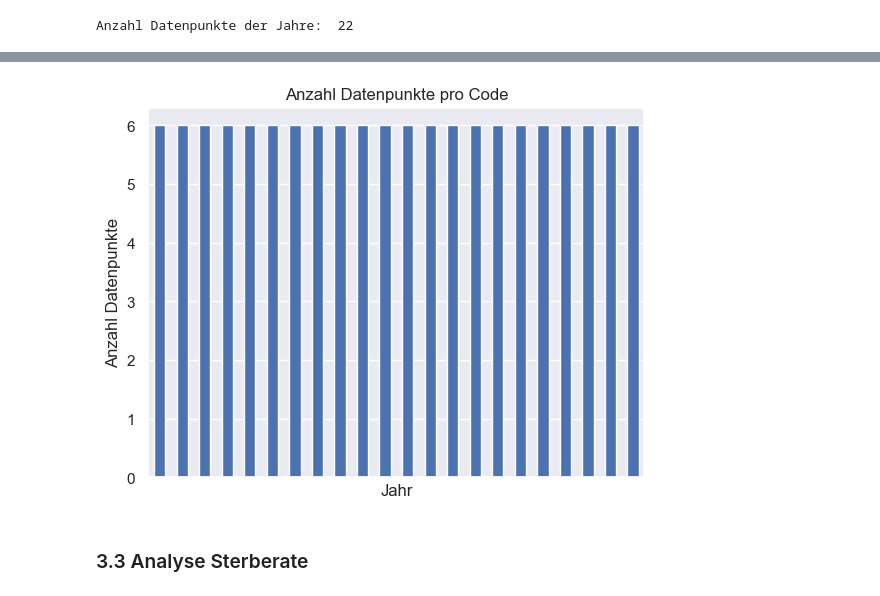
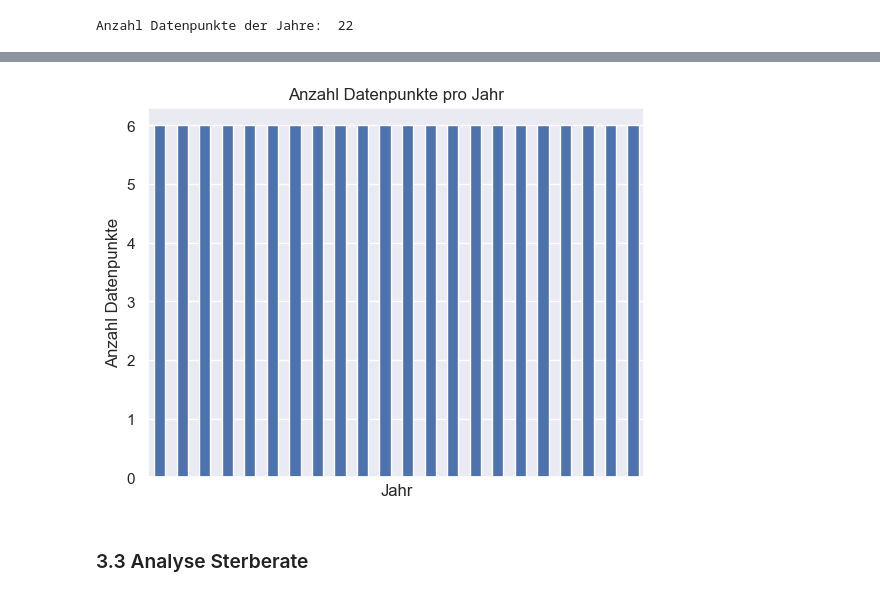
Before and after one commit to Joyce-ops/BMLD-LN2-Carmen-Mcqulat-Joyce, a Jupyter notebook: Leistungsnachweis 2.ipynb, the cells around one changed output, grey strips where cells are left out. Saved outputs shown, nothing was run; the diff lists cells and outputs as text; code cells hidden in the pictures.

```diff
--- a/Leistungsnachweis 2.ipynb
+++ b/Leistungsnachweis 2.ipynb
@@ -384,9 +384,9 @@ Jahr
 Name: count, dtype: int64
 # %%
 # Anzahl Datenpunkte pro Jahr
-df_continents['Jahr'].value_counts().plot(kind='bar',xticks=[], ylabel='Anzahl Datenpunkte', title='Anzahl Datenpunkte pro Code');
+df_continents['Jahr'].value_counts().plot(kind='bar',xticks=[], ylabel='Anzahl Datenpunkte', title='Anzahl Datenpunkte pro Jahr');
 # %% [output]
-[figure, old version]
+[figure, new version]
 # %% [markdown]
 ### 3.3 Analyse Sterberate
 # %%
```
